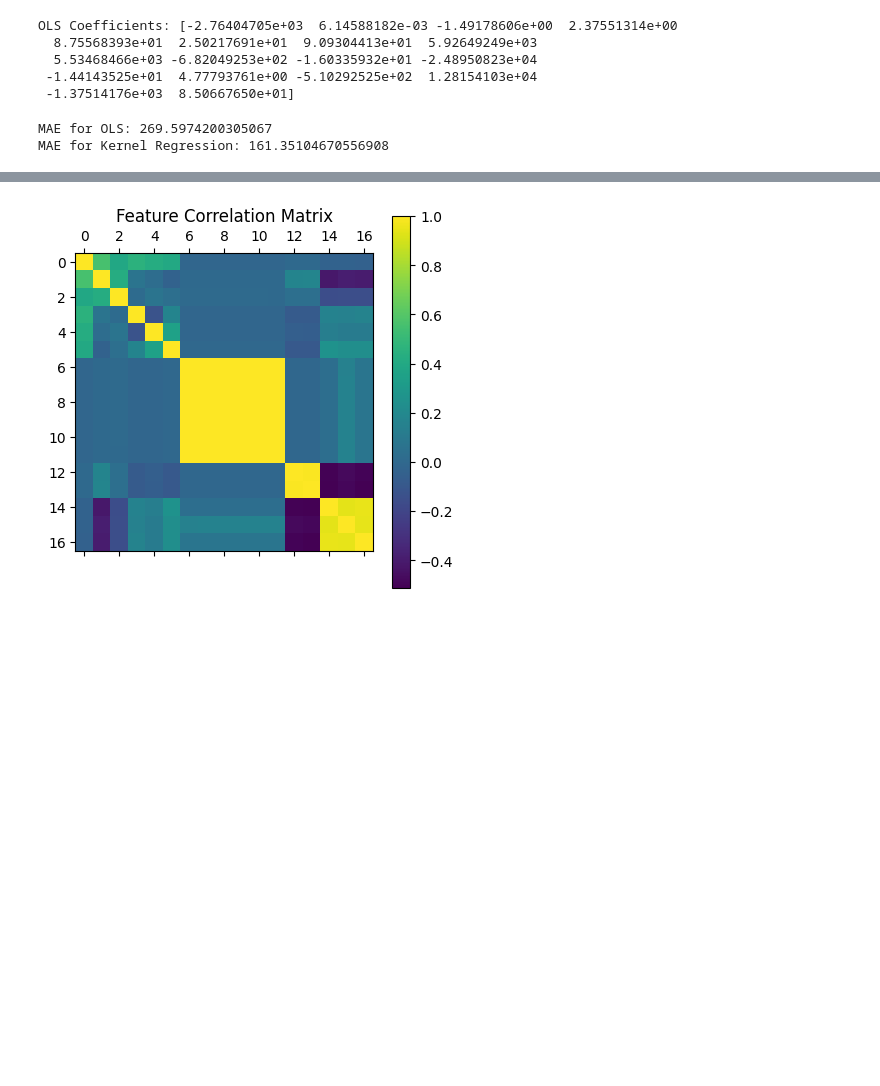
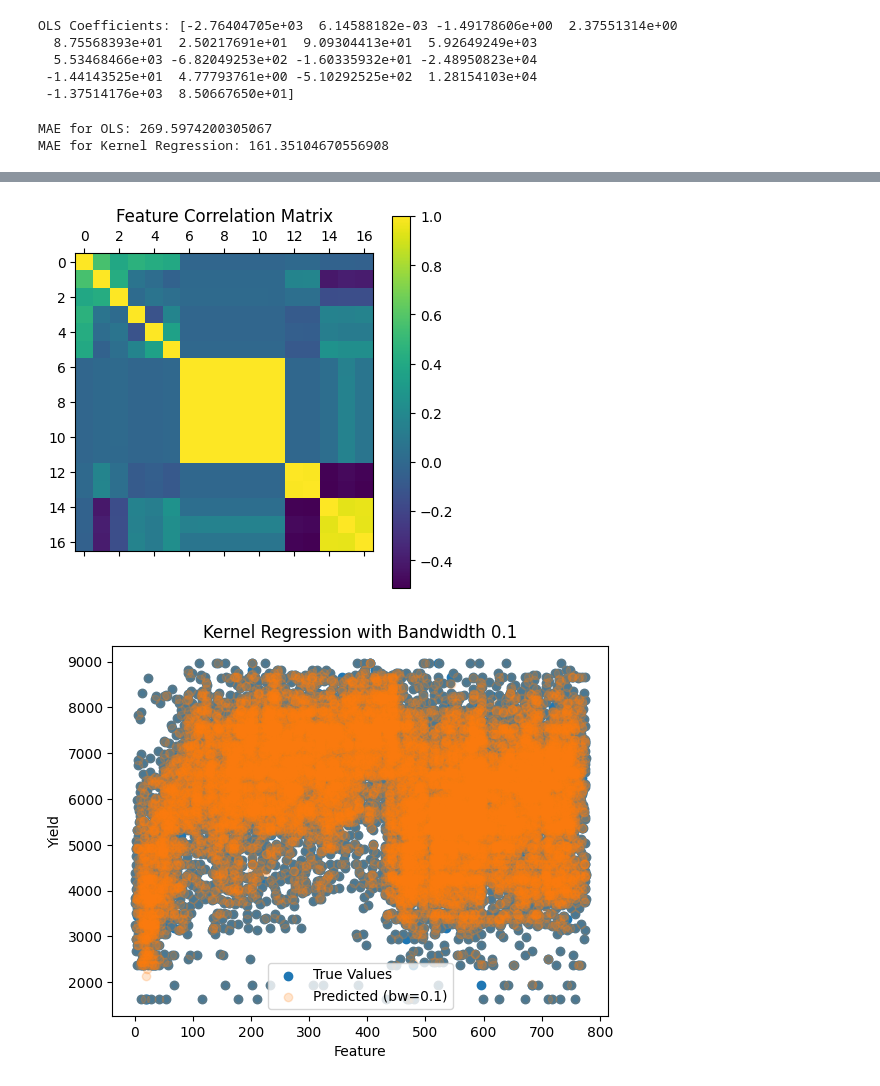
Before and after one commit to aditisingh1053/DAI_assignment, a Jupyter notebook: assignment-3/5/5.ipynb, the cells around one changed output, grey strips where cells are left out. Cells and saved outputs as stored; diff of their text form; code cells hidden in the pictures; blank space fills up the shorter version.

```diff
--- a/assignment-3/5/5.ipynb
+++ b/assignment-3/5/5.ipynb
@@ -70,39 +49,50 @@ OLS Coefficients: [-2.76404705e+03  6.14588182e-03 -1.49178606e+00  2.37551314e+
  -1.44143525e+01  4.77793761e+00 -5.10292525e+02  1.28154103e+04
  -1.37514176e+03  8.50667650e+01]
 # %%
-Y_pred_kernel = KernelRegression(x_train, y_train, x_train, bandwidth)
+def mean_absolute_error(Y_true, Y_pred):
+    return np.mean(np.abs(Y_true - Y_pred))
 
 # Compute MAE for OLS predictions (using X_train as example)
 Y_pred_ols = np.dot(np.c_[np.ones((x_train.shape[0], 1)), x_train], beta_ols)
 mae_ols = mean_absolute_error(y_train, Y_pred_ols)
+print("MAE for OLS:", mae_ols)
 
 # Compute MAE for kernel regression
 mae_kernel = mean_absolute_error(y_train, Y_pred_kernel)
+print("MAE for Kernel Regression:", mae_kernel)
+# %% [output]
+MAE for OLS: 269.5974200305067
+MAE for Kernel Regression: 161.35104670556908
-# %%
-print("MAE for OLS:", mae_ols)
-
-print("MAE for Kernel Regression:", mae_kernel)
-# %% [output]
-MAE for OLS: 269.5974200305067
-MAE for Kernel Regression: 161.35104670556908
 # %%
 plt.scatter(y_train, Y_pred_ols)
 plt.xlabel("True Values")
 plt.ylabel("Predicted Values")
 plt.title("Linearity Test: True vs. Predicted Values (OLS)")
 plt.show()
 
 residuals_ols = y_train - Y_pred_ols
 plt.hist(residuals_ols, bins=20)
 plt.title("Residuals Distribution (OLS)")
 plt.show()
 
 correlation_matrix = pd.DataFrame(x_train).corr()
 plt.matshow(correlation_matrix)
 plt.title("Feature Correlation Matrix")
 plt.colorbar()
 plt.show()
+
+bandwidths = [0.1, 0.5, 1.0, 5.0]
+for bw in bandwidths:
+    Y_pred_bw = KernelRegression(x_train, y_train, x_train, bw)
+    plt.scatter(x_train[:, 0], y_train, label="True Values")
+    plt.scatter(x_train[:, 0], Y_pred_bw, label=f"Predicted (bw={bw})",alpha=0.2)
+    plt.xlabel("Feature")
+    plt.ylabel("Yield")
+    plt.title(f"Kernel Regression with Bandwidth {bw}")
+    plt.legend()
+    plt.show()
 # %% [output]
 [figure]
 [figure]
 [figure]
+[figure, added]
```
Also changed, not shown: parts of 14 cells of this notebook, 10 other files.
